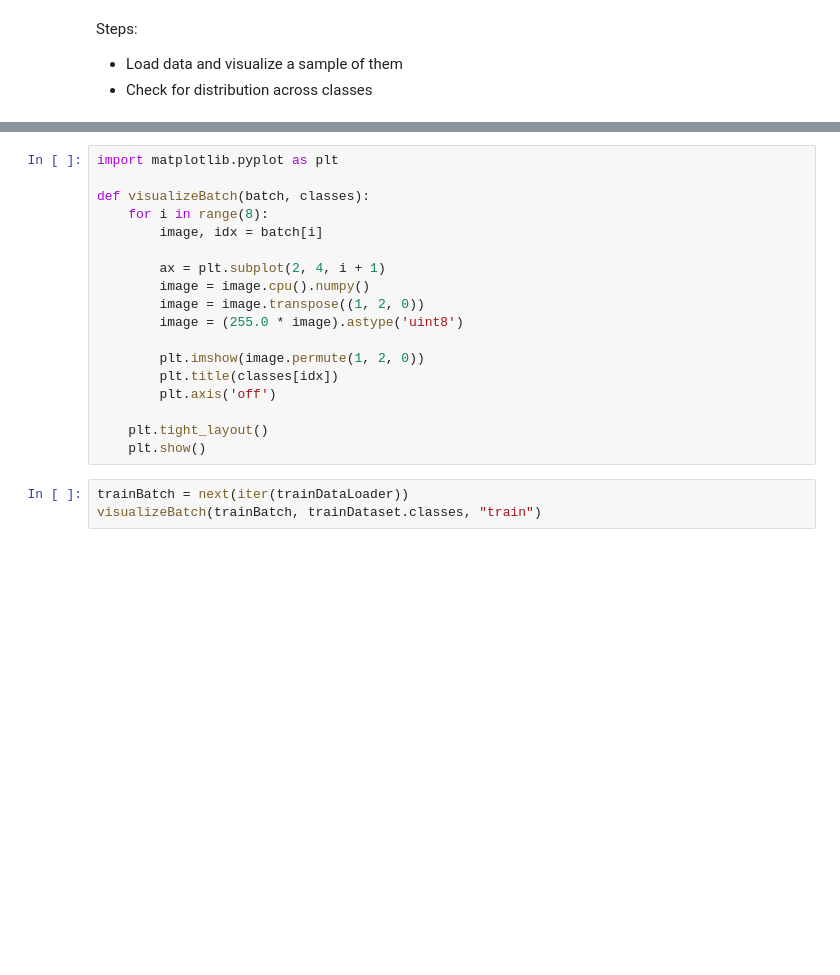
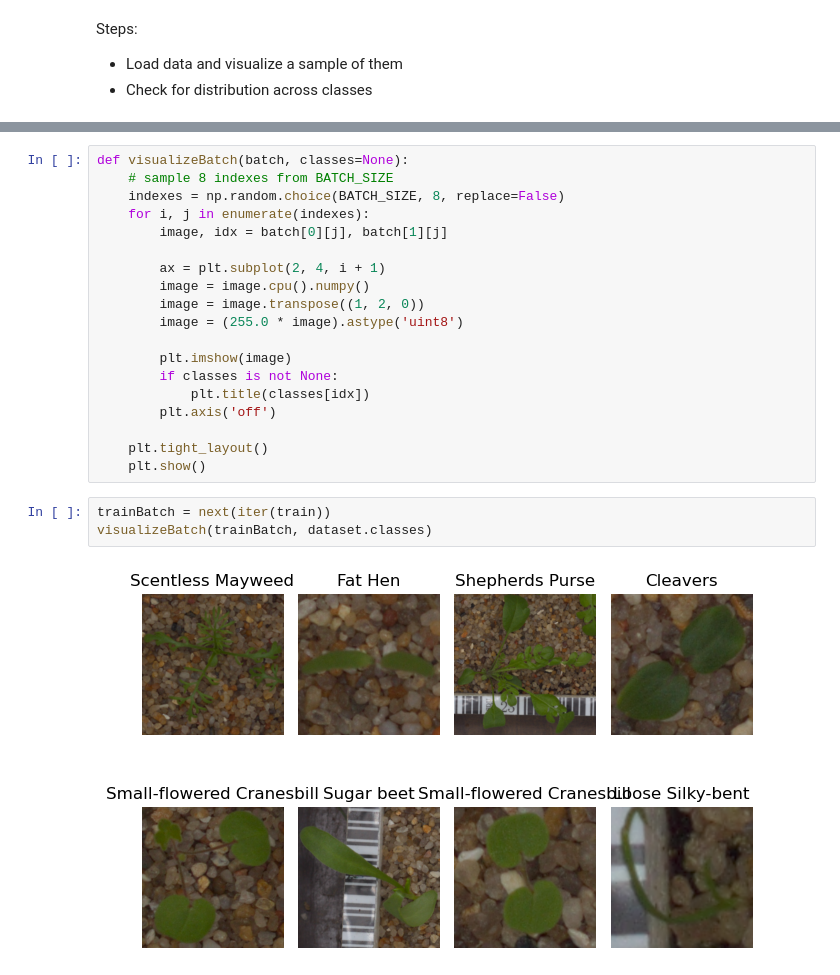
Before and after one commit to swappysh/SeedlingClassification, a Jupyter notebook: seedling-classification.ipynb, the cells around one changed output, grey strips where cells are left out. Cells and saved outputs as stored; diff of their text form; blank space fills up the shorter version.

```diff
--- a/seedling-classification.ipynb
+++ b/seedling-classification.ipynb
@@ -25,21 +139,24 @@ Visualize images
 # %%
-import matplotlib.pyplot as plt
-
-def visualizeBatch(batch, classes):
-    for i in range(8):
-        image, idx = batch[i]
+def visualizeBatch(batch, classes=None):
+    # sample 8 indexes from BATCH_SIZE
+    indexes = np.random.choice(BATCH_SIZE, 8, replace=False)
+    for i, j in enumerate(indexes):
+        image, idx = batch[0][j], batch[1][j]
 
         ax = plt.subplot(2, 4, i + 1)
         image = image.cpu().numpy()
         image = image.transpose((1, 2, 0))
         image = (255.0 * image).astype('uint8')
 
-        plt.imshow(image.permute(1, 2, 0))
-        plt.title(classes[idx])
+        plt.imshow(image)
+        if classes is not None:
+            plt.title(classes[idx])
         plt.axis('off')
 
     plt.tight_layout()
     plt.show()
 # %%
-trainBatch = next(iter(trainDataLoader))
-visualizeBatch(trainBatch, trainDataset.classes, "train")
+trainBatch = next(iter(train))
+visualizeBatch(trainBatch, dataset.classes)
+# %% [output]
+[figure, added]
```
Also changed, not shown: parts of 16 cells of this notebook.
